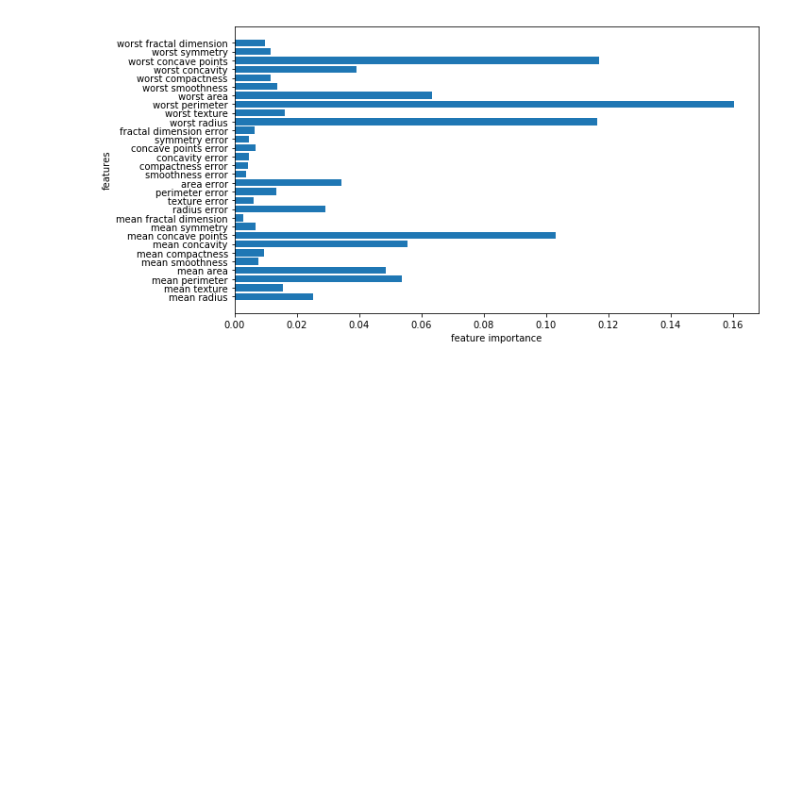
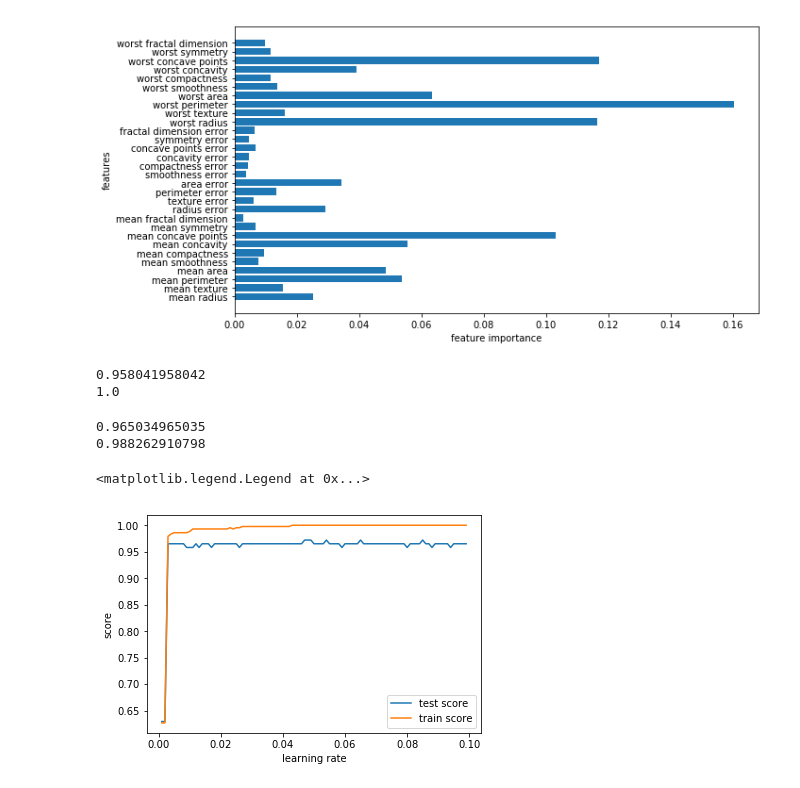
Before and after one commit to k821209/biostatistics, a Jupyter notebook: ML_170928_supervised_learning.ipynb, the cells around one changed output. Drawn from its saved outputs; the diff is of its cells as text; code cells hidden in the pictures; blank space fills up the shorter version.

```diff
--- a/ML_170928_supervised_learning.ipynb
+++ b/ML_170928_supervised_learning.ipynb
@@ -618,0 +632,36 @@ plt.show()
+# %%
+gbrt = GradientBoostingClassifier(random_state=0)
+gbrt.fit(x_train,y_train)
+
+print gbrt.score(x_test,y_test)
+print gbrt.score(x_train,y_train) # Overfit?
+# %% [output]
+0.958041958042
+1.0
+# %%
+gbrt = GradientBoostingClassifier(random_state=0,learning_rate=0.01)
+gbrt.fit(x_train,y_train)
+
+print gbrt.score(x_test,y_test)
+print gbrt.score(x_train,y_train) # Overfit?
+# %% [output]
+0.965034965035
+0.988262910798
+# %%
+test_score = []
+train_score = []
+for i in np.arange(0.001,0.1,0.001):
+    gbrt = GradientBoostingClassifier(random_state=0,learning_rate=i)
+    gbrt.fit(x_train,y_train)
+
+    test_score.append(gbrt.score(x_test,y_test))
+    train_score.append(gbrt.score(x_train,y_train)) # Overfit?
+# %%
+plt.plot( np.arange(0.001,0.1,0.001),test_score,label='test score')
+plt.plot( np.arange(0.001,0.1,0.001),train_score,label='train score')
+plt.xlabel('learning rate')
+plt.ylabel('score')
+plt.legend()
+# %% [output]
+<matplotlib.legend.Legend at 0x...>
+[figure, added]
```
Also changed, not shown: parts of 18 cells of this notebook, 3 other files.
